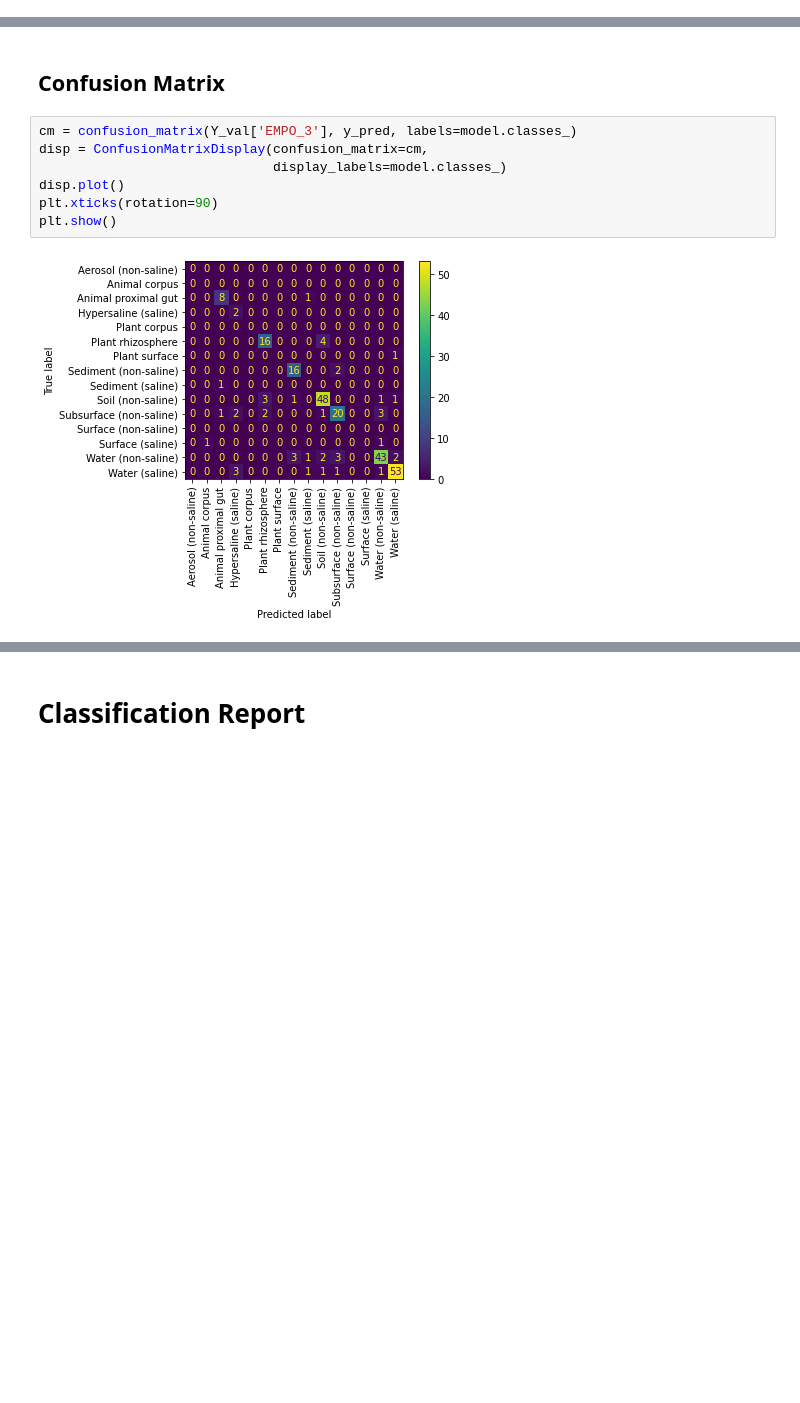
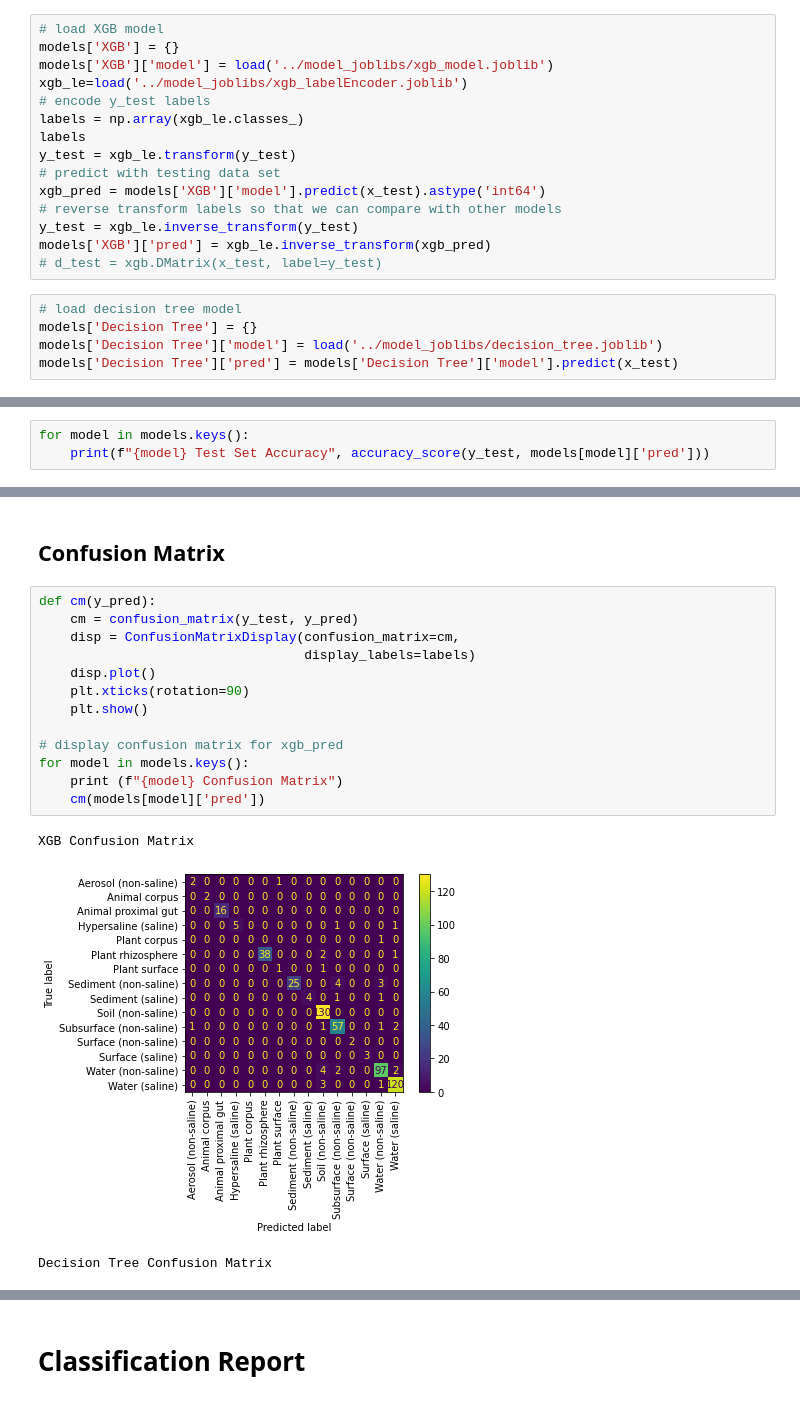
Before and after one commit to hlu17/Protein-Environment-Classification, a Jupyter notebook: model_evaluation/model_comparison.ipynb, the cells around one changed output, grey strips where cells are left out. Drawn from its saved outputs; the diff is of its cells as text; blank space fills up the shorter version.

```diff
--- a/model_evaluation/model_comparison.ipynb
+++ b/model_evaluation/model_comparison.ipynb
@@ -41,0 +43,20 @@ DecisionTreeClassifier(criterion='entropy', max_depth=10)
+# %%
+# load XGB model
+models['XGB'] = {}
+models['XGB']['model'] = load('../model_joblibs/xgb_model.joblib')
+xgb_le=load('../model_joblibs/xgb_labelEncoder.joblib')
+# encode y_test labels
+labels = np.array(xgb_le.classes_)
+labels
+y_test = xgb_le.transform(y_test)
+# predict with testing data set
+xgb_pred = models['XGB']['model'].predict(x_test).astype('int64')
+# reverse transform labels so that we can compare with other models
+y_test = xgb_le.inverse_transform(y_test)
+models['XGB']['pred'] = xgb_le.inverse_transform(xgb_pred)
+# d_test = xgb.DMatrix(x_test, label=y_test)
+# %%
+# load decision tree model
+models['Decision Tree'] = {}
+models['Decision Tree']['model'] = load('../model_joblibs/decision_tree.joblib')
+models['Decision Tree']['pred'] = models['Decision Tree']['model'].predict(x_test)
@@ -41,0 +65,3 @@ DecisionTreeClassifier(criterion='entropy', max_depth=10)
+# %%
+for model in models.keys():
+    print(f"{model} Test Set Accuracy", accuracy_score(y_test, models[model]['pred']))
@@ -42,11 +71,19 @@ DecisionTreeClassifier(criterion='entropy', max_depth=10)
 # %% [markdown]
 ## Confusion Matrix
 # %%
-cm = confusion_matrix(Y_val['EMPO_3'], y_pred, labels=model.classes_)
-disp = ConfusionMatrixDisplay(confusion_matrix=cm,
-                              display_labels=model.classes_)
-disp.plot()
-plt.xticks(rotation=90)
-plt.show()
+def cm(y_pred):
+    cm = confusion_matrix(y_test, y_pred)
+    disp = ConfusionMatrixDisplay(confusion_matrix=cm,
+                                  display_labels=labels)
+    disp.plot()
+    plt.xticks(rotation=90)
+    plt.show()
+
+# display confusion matrix for xgb_pred
+for model in models.keys():
+    print (f"{model} Confusion Matrix")
+    cm(models[model]['pred'])
 # %% [output]
+XGB Confusion Matrix
-[figure, old version]
+[figure, new version]
+Decision Tree Confusion Matrix
```
Also changed, not shown: parts of 11 cells of this notebook, 3 other files.
